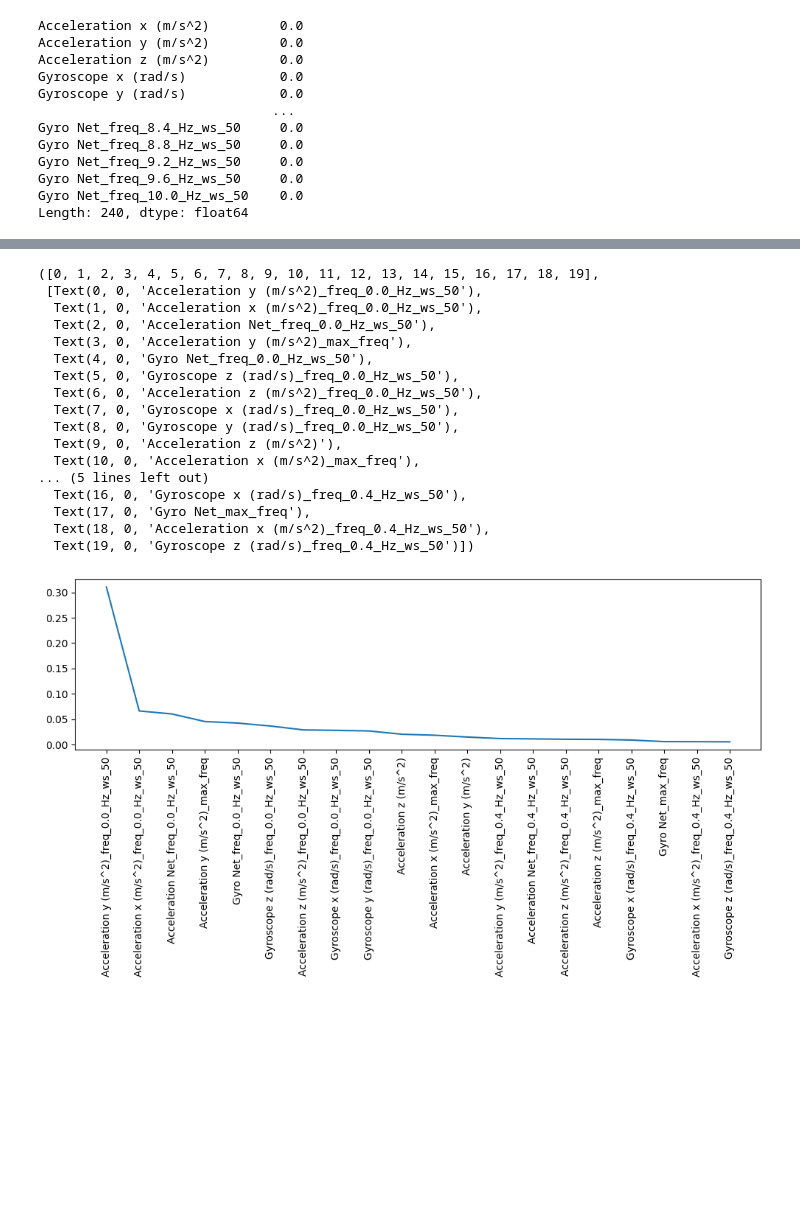
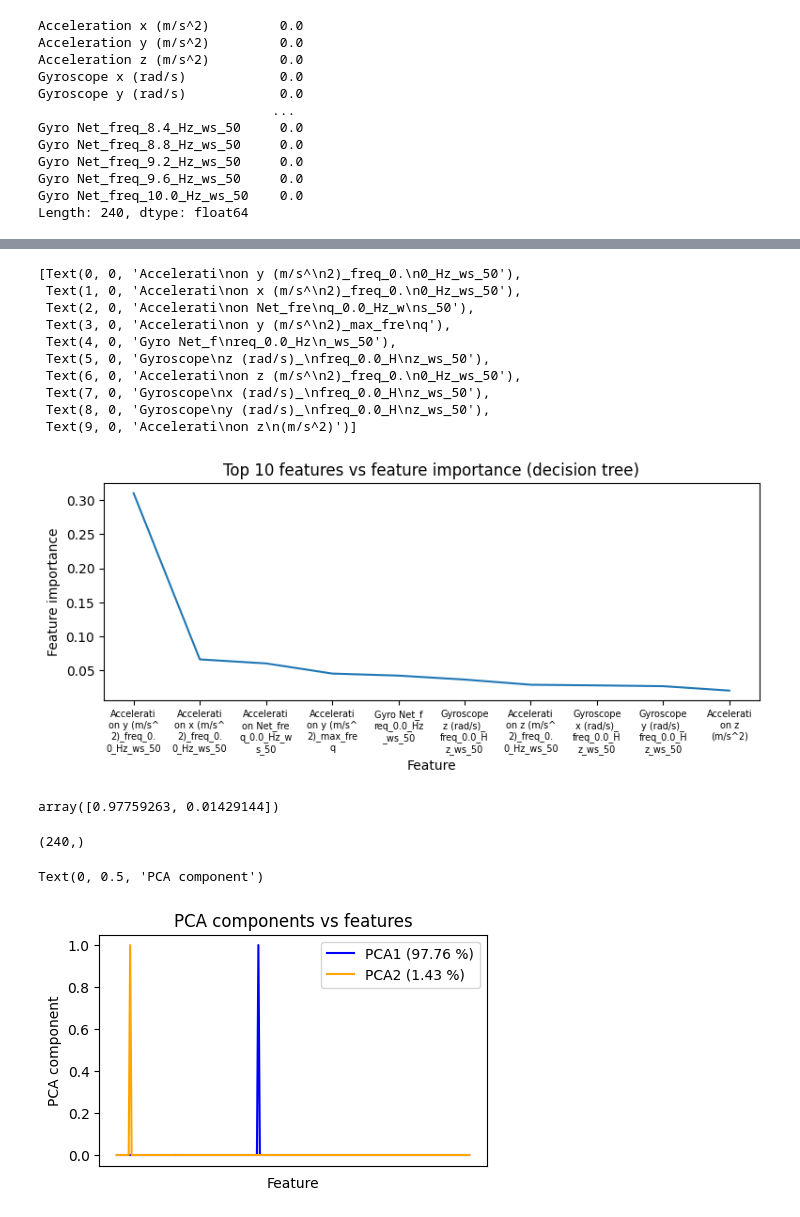
Before and after one commit to vishalkanteppa/ML4QS, a Jupyter notebook: assignment.ipynb, the cells around one changed output, grey strips where cells are left out. Cells and saved outputs as stored; diff of their text form; code cells hidden in the pictures; blank space fills up the shorter version.

```diff
--- a/assignment.ipynb
+++ b/assignment.ipynb
@@ -358,5 +358,5 @@ replaced_df.to_csv('replaced_dataset.csv', index=False)
 # Week 2 - Feature engineering and Model Selection
 # %%
 # read replaced_dataset.csv
-df = pd.read_csv('replaced_dataset.csv')
+replaced_df = pd.read_csv('replaced_dataset.csv')
 # %%
@@ -500,26 +493,28 @@ sns.lineplot(x=range(len(list(dict_.keys()))), y=list(dict_.values()))
 # %%
+import textwrap
 # line plot of top 50 features vs top 50 scores
 
-plt.figure(figsize=(12, 3))
+plt.figure(figsize=(9, 3))
 
-sns.lineplot(x=top_50_features[:20], y=top_50_scores[:20])
-plt.xticks(rotation=90)
+sns.lineplot(x=top_50_features[:10], y=top_50_scores[:10])
+#plt.xticks(rotation=90)
+
+# x tick mark text size decrease
+plt.xticks(fontsize=7)
+plt.title('Top 10 features vs feature importance (decision tree)')
+plt.xlabel('Feature')
+plt.ylabel('Feature importance')
+# wrap the text x tick mark in 2 lines
+plt.gca().set_xticklabels([textwrap.fill(t, 10) for t in top_50_features[:10]])
 # %% [output]
-([0, 1, 2, 3, 4, 5, 6, 7, 8, 9, 10, 11, 12, 13, 14, 15, 16, 17, 18, 19],
- [Text(0, 0, 'Acceleration y (m/s^2)_freq_0.0_Hz_ws_50'),
-  Text(1, 0, 'Acceleration x (m/s^2)_freq_0.0_Hz_ws_50'),
-  Text(2, 0, 'Acceleration Net_freq_0.0_Hz_ws_50'),
-  Text(3, 0, 'Acceleration y (m/s^2)_max_freq'),
-  Text(4, 0, 'Gyro Net_freq_0.0_Hz_ws_50'),
-  Text(5, 0, 'Gyroscope z (rad/s)_freq_0.0_Hz_ws_50'),
-  Text(6, 0, 'Acceleration z (m/s^2)_freq_0.0_Hz_ws_50'),
-  Text(7, 0, 'Gyroscope x (rad/s)_freq_0.0_Hz_ws_50'),
-  Text(8, 0, 'Gyroscope y (rad/s)_freq_0.0_Hz_ws_50'),
-  Text(9, 0, 'Acceleration z (m/s^2)'),
-  Text(10, 0, 'Acceleration x (m/s^2)_max_freq'),
-... (5 lines left out)
-  Text(16, 0, 'Gyroscope x (rad/s)_freq_0.4_Hz_ws_50'),
-  Text(17, 0, 'Gyro Net_max_freq'),
-  Text(18, 0, 'Acceleration x (m/s^2)_freq_0.4_Hz_ws_50'),
-  Text(19, 0, 'Gyroscope z (rad/s)_freq_0.4_Hz_ws_50')])
+[Text(0, 0, 'Accelerati\non y (m/s^\n2)_freq_0.\n0_Hz_ws_50'),
+ Text(1, 0, 'Accelerati\non x (m/s^\n2)_freq_0.\n0_Hz_ws_50'),
+ Text(2, 0, 'Accelerati\non Net_fre\nq_0.0_Hz_w\ns_50'),
+ Text(3, 0, 'Accelerati\non y (m/s^\n2)_max_fre\nq'),
+ Text(4, 0, 'Gyro Net_f\nreq_0.0_Hz\n_ws_50'),
+ Text(5, 0, 'Gyroscope\nz (rad/s)_\nfreq_0.0_H\nz_ws_50'),
+ Text(6, 0, 'Accelerati\non z (m/s^\n2)_freq_0.\n0_Hz_ws_50'),
+ Text(7, 0, 'Gyroscope\nx (rad/s)_\nfreq_0.0_H\nz_ws_50'),
+ Text(8, 0, 'Gyroscope\ny (rad/s)_\nfreq_0.0_H\nz_ws_50'),
+ Text(9, 0, 'Accelerati\non z\n(m/s^2)')]
-[figure, old version]
+[figure, new version]
@@ -544,0 +528,25 @@ plt.title('Feature importance for each feature for each genre')
+# %%
+pca.explained_variance_ratio_
+# %% [output]
+array([0.97759263, 0.01429144])
+# %%
+# shape of pca.components_
+pca.components_[1].shape
+# %% [output]
+(240,)
+# %%
+# plot of pca.components_ vs df_mega.columns for both pca1 and pca2 in same plot
+
+plt.figure(figsize=(5, 3))
+plt.plot(df_mega.columns, pca.components_[0], label='PCA1 (97.76 %)', linestyle='-', color='blue')
+plt.plot(df_mega.columns, pca.components_[1], label='PCA2 (1.43 %)', linestyle='-', color='orange')
+plt.xticks(rotation=90)
+plt.xticks([])
+plt.gca().set_xticklabels([])
+plt.legend()
+plt.title('PCA components vs features')
+plt.xlabel('Feature')
+plt.ylabel('PCA component')
+# %% [output]
+Text(0, 0.5, 'PCA component')
+[figure, added]
```
Also changed, not shown: parts of 10 cells of this notebook, 1 other file.
